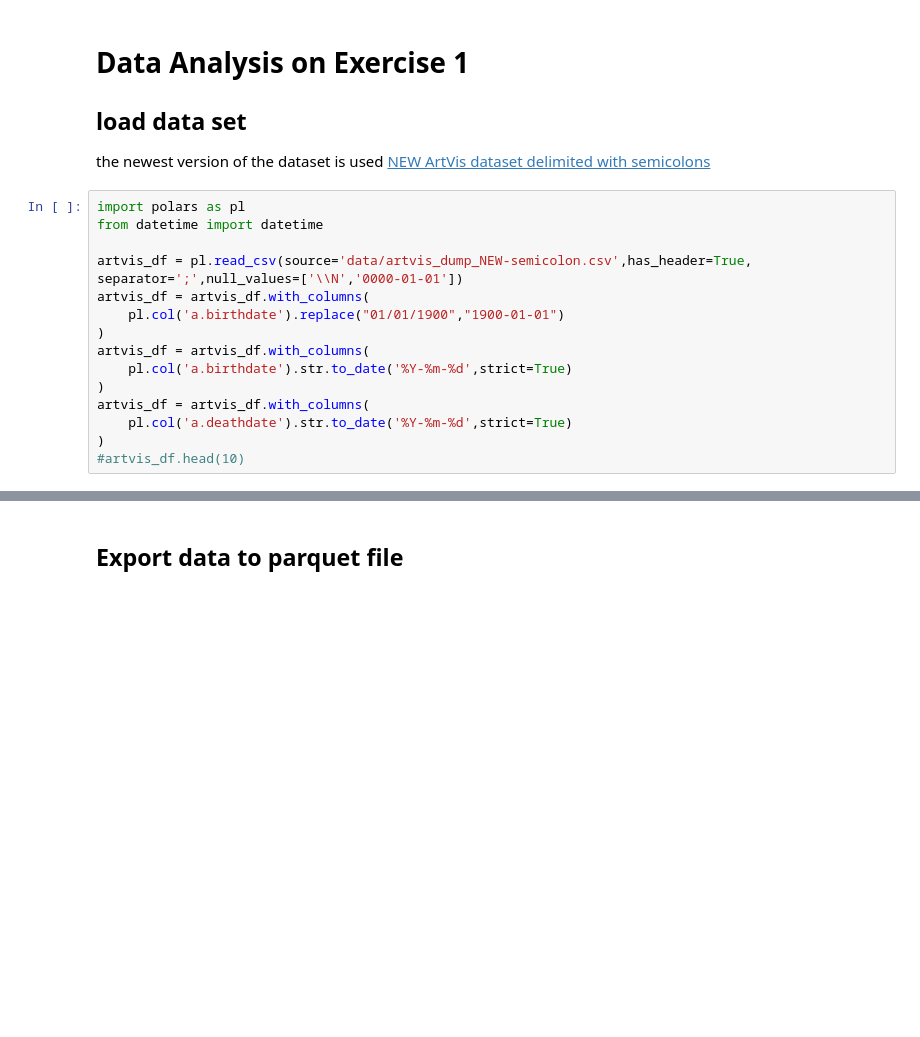
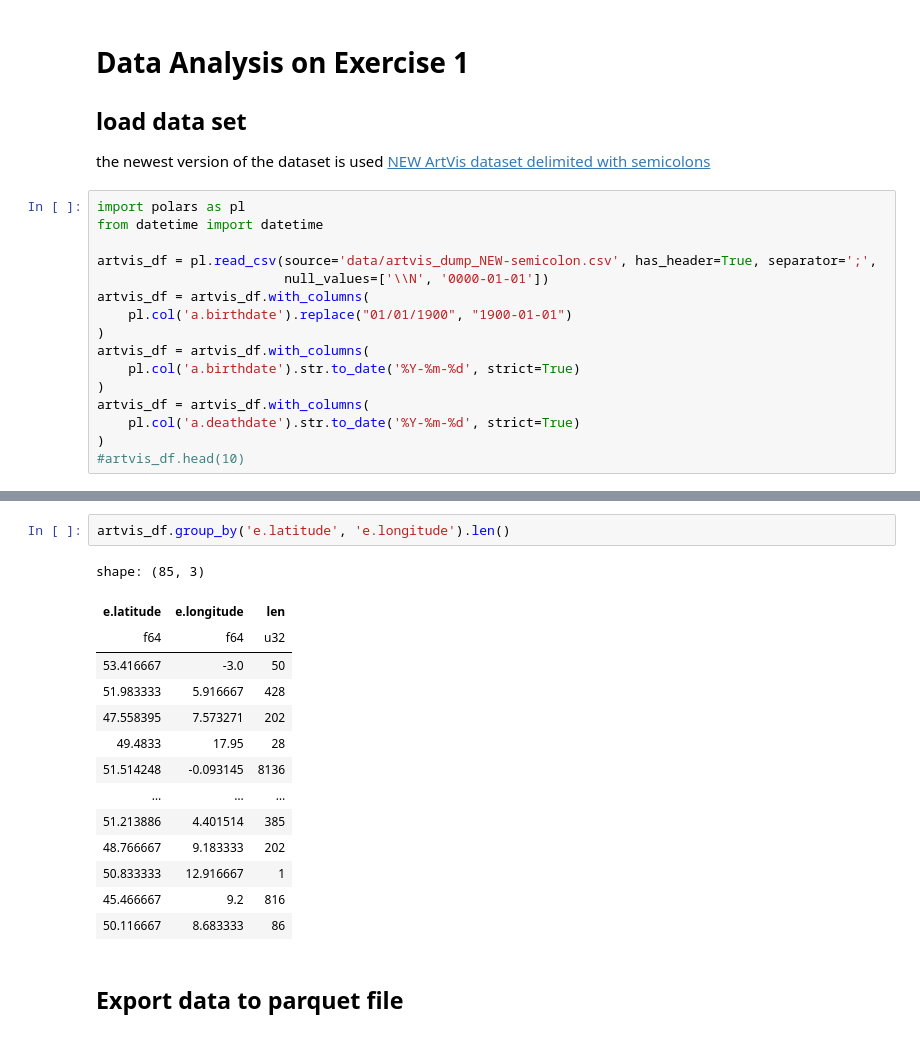
Before and after one commit to rolandramp/infoVis24G4, a Jupyter notebook: InfoVis24G4Ex1/Analysis.ipynb, the cells around one changed output, grey strips where cells are left out. Cells and saved outputs as stored; diff of their text form; blank space fills up the shorter version.

```diff
--- a/InfoVis24G4Ex1/Analysis.ipynb
+++ b/InfoVis24G4Ex1/Analysis.ipynb
@@ -8,14 +8,15 @@ the newest version of the dataset  is used [NEW ArtVis dataset delimited with se
 import polars as pl
 from datetime import datetime
 
-artvis_df = pl.read_csv(source='data/artvis_dump_NEW-semicolon.csv',has_header=True, separator=';',null_values=['\\N','0000-01-01'])
+artvis_df = pl.read_csv(source='data/artvis_dump_NEW-semicolon.csv', has_header=True, separator=';',
+                        null_values=['\\N', '0000-01-01'])
 artvis_df = artvis_df.with_columns(
-    pl.col('a.birthdate').replace("01/01/1900","1900-01-01")
+    pl.col('a.birthdate').replace("01/01/1900", "1900-01-01")
 )
 artvis_df = artvis_df.with_columns(
-    pl.col('a.birthdate').str.to_date('%Y-%m-%d',strict=True)
+    pl.col('a.birthdate').str.to_date('%Y-%m-%d', strict=True)
 )
 artvis_df = artvis_df.with_columns(
-    pl.col('a.deathdate').str.to_date('%Y-%m-%d',strict=True)
+    pl.col('a.deathdate').str.to_date('%Y-%m-%d', strict=True)
 )
 #artvis_df.head(10)
@@ -37,3 +23,20 @@ shape: (9, 20)
+# %%
+artvis_df.group_by('e.latitude', 'e.longitude').len()
+# %% [output]
+shape: (85, 3)
+| e.latitude | e.longitude | len |
+| f64 | f64 | u32 |
+| 53.416667 | -3.0 | 50 |
+| 51.983333 | 5.916667 | 428 |
+| 47.558395 | 7.573271 | 202 |
+| 49.4833 | 17.95 | 28 |
+| 51.514248 | -0.093145 | 8136 |
+| … | … | … |
+| 51.213886 | 4.401514 | 385 |
+| 48.766667 | 9.183333 | 202 |
+| 50.833333 | 12.916667 | 1 |
+| 45.466667 | 9.2 | 816 |
+| 50.116667 | 8.683333 | 86 |
 # %% [markdown]
 ## Export data to parquet file
 # %%
```
Also changed, not shown: parts of 23 cells of this notebook.
